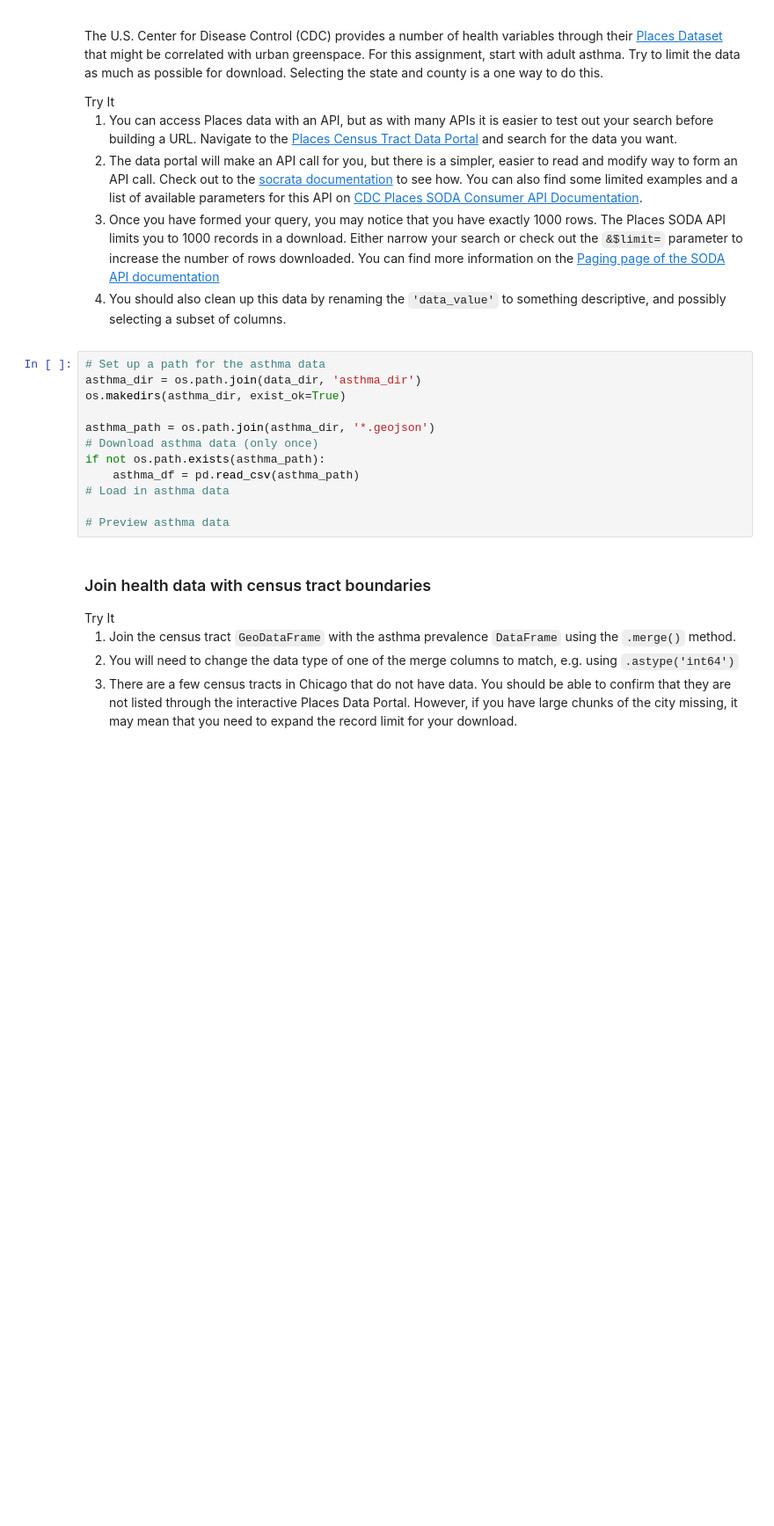
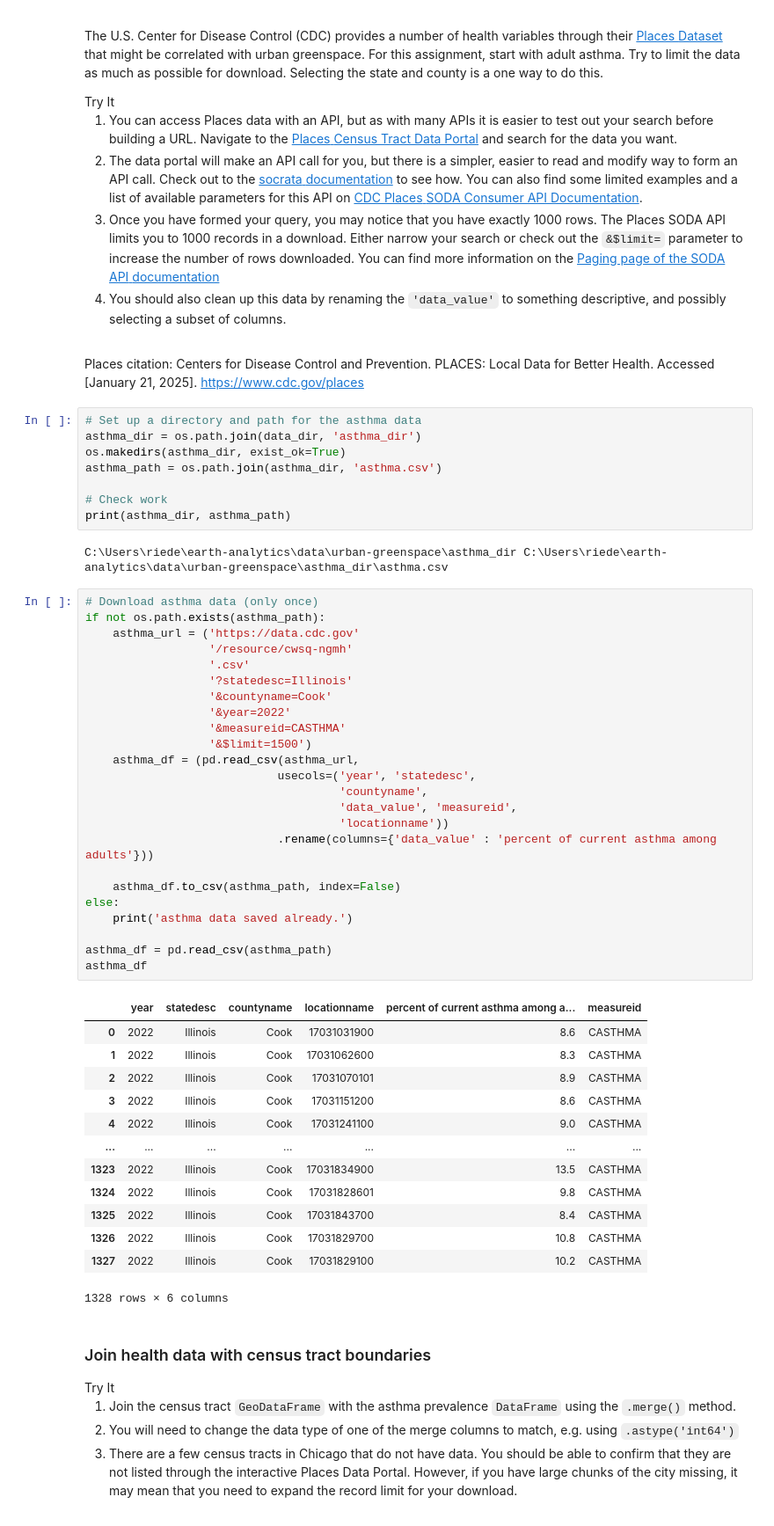
Before and after one commit to earthlab-education/big-data-hanried, a Jupyter notebook: big-data.ipynb, the cells around one changed output. Shown at 88% size. Saved outputs shown, nothing was run; the diff lists cells and outputs as text; blank space fills up the shorter version.

Commit message:
downloaded asthma data, need to make sure asthma_df has all necessary columns

```diff
--- a/big-data.ipynb
+++ b/big-data.ipynb
@@ -264,18 +267,57 @@ documentation</a></li>
 <code>'data_value'</code> to something descriptive, and possibly
 selecting a subset of columns.</li>
 </ol></div></div>
+# %% [markdown]
+Places citation:
+ Centers for Disease Control and Prevention. PLACES: Local Data for Better Health. Accessed [January 21, 2025]. https://www.cdc.gov/places
+# %%
+# Set up a directory and path for the asthma data
+asthma_dir = os.path.join(data_dir, 'asthma_dir')
+os.makedirs(asthma_dir, exist_ok=True)
+asthma_path = os.path.join(asthma_dir, 'asthma.csv')
+
+# Check work
+print(asthma_dir, asthma_path)
+# %% [output]
+C:\Users\riede\earth-analytics\data\urban-greenspace\asthma_dir C:\Users\riede\earth-analytics\data\urban-greenspace\asthma_dir\asthma.csv
 # %%
-# Set up a path for the asthma data
-asthma_dir = os.path.join(data_dir, 'asthma_dir')
-os.makedirs(asthma_dir, exist_ok=True)
-
-asthma_path = os.path.join(asthma_dir, '*.geojson')
 # Download asthma data (only once)
 if not os.path.exists(asthma_path):
-    asthma_df = pd.read_csv(asthma_path)
-# Load in asthma data
+    asthma_url = ('https://data.cdc.gov'
+                  '/resource/cwsq-ngmh'
+                  '.csv'
+                  '?statedesc=Illinois'
+                  '&countyname=Cook'
+                  '&year=2022'
+                  '&measureid=CASTHMA'
+                  '&$limit=1500')
+    asthma_df = (pd.read_csv(asthma_url,
+                            usecols=('year', 'statedesc',
+                                     'countyname',
+                                     'data_value', 'measureid',
+                                     'locationname'))
+                            .rename(columns={'data_value' : 'percent of current asthma among adults'}))
 
-# Preview asthma data
+    asthma_df.to_csv(asthma_path, index=False)
+else:
+    print('asthma data saved already.')
+
+asthma_df = pd.read_csv(asthma_path)
+asthma_df
+# %% [output]
+|  | year | statedesc | countyname | locationname | percent of current asthma among a... | measureid |
+| 0 | 2022 | Illinois | Cook | 17031031900 | 8.6 | CASTHMA |
+| 1 | 2022 | Illinois | Cook | 17031062600 | 8.3 | CASTHMA |
+| 2 | 2022 | Illinois | Cook | 17031070101 | 8.9 | CASTHMA |
+| 3 | 2022 | Illinois | Cook | 17031151200 | 8.6 | CASTHMA |
+| 4 | 2022 | Illinois | Cook | 17031241100 | 9.0 | CASTHMA |
+| ... | ... | ... | ... | ... | ... | ... |
+| 1323 | 2022 | Illinois | Cook | 17031834900 | 13.5 | CASTHMA |
+| 1324 | 2022 | Illinois | Cook | 17031828601 | 9.8 | CASTHMA |
+| 1325 | 2022 | Illinois | Cook | 17031843700 | 8.4 | CASTHMA |
+| 1326 | 2022 | Illinois | Cook | 17031829700 | 10.8 | CASTHMA |
+| 1327 | 2022 | Illinois | Cook | 17031829100 | 10.2 | CASTHMA |
+1328 rows × 6 columns
 # %% [markdown]
 ### Join health data with census tract boundaries
 
```
Also changed, not shown: parts of 1 cell of this notebook.
